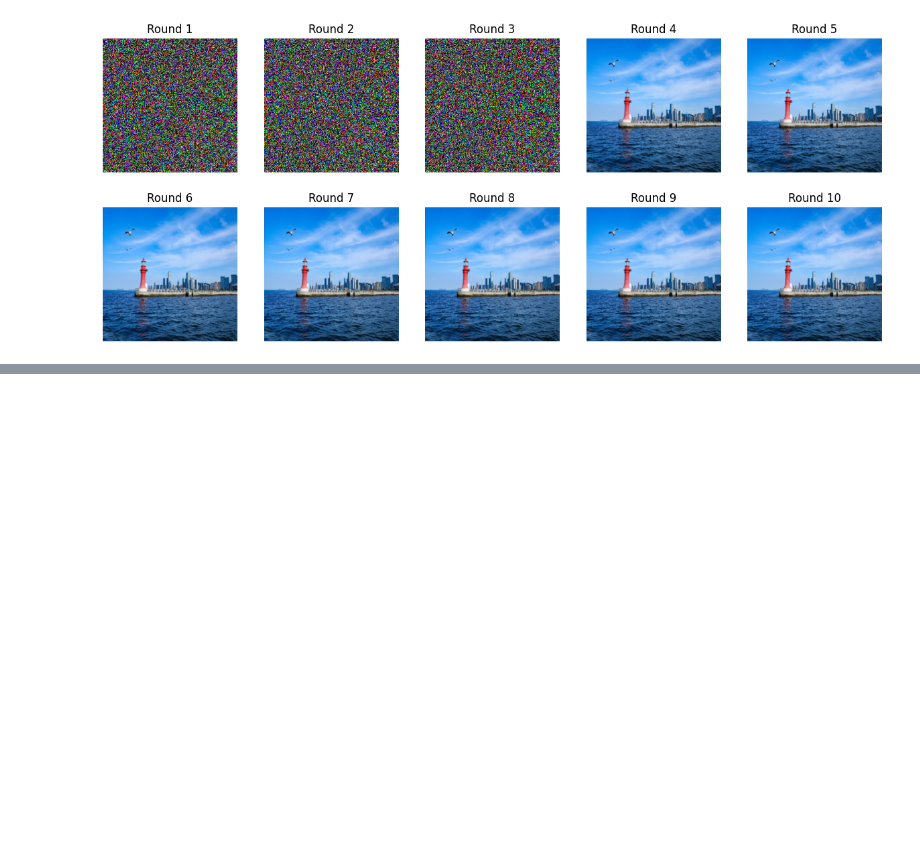
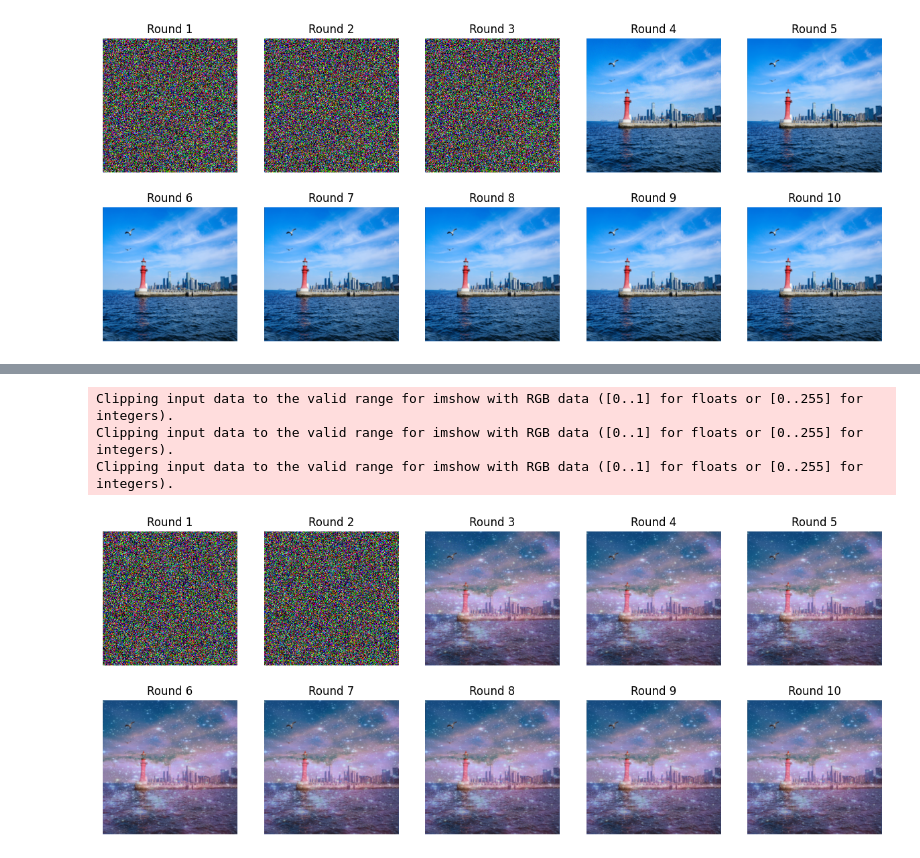
Before and after one commit to iambitebyte/torch_vgg16_sample, a Jupyter notebook: fit.ipynb, the cells around one changed output, grey strips where cells are left out. Drawn from its saved outputs; the diff is of its cells as text; code cells hidden in the pictures; blank space fills up the shorter version.

Commit message:
fit 2 image

```diff
--- a/fit.ipynb
+++ b/fit.ipynb
@@ -177,3 +175,27 @@ Clipping input data to the valid range for imshow with RGB data ([0..1] for floa
 Clipping input data to the valid range for imshow with RGB data ([0..1] for floats or [0..255] for integers).
 Clipping input data to the valid range for imshow with RGB data ([0..1] for floats or [0..255] for integers).
 [figure]
+# %%
+content_target_img = read_image('./content/dalian.jpeg')
+style_target_img = read_image('./style/stars2.jpg')
+
+
+input_img = torch.randn(1, 3, *img_size, device=device)
+input_img.requires_grad_(True)
+
+optimizer = optim.LBFGS([input_img])
+steps = 0
+
+output_img_list = list()
+
+while steps < 10:
+    def closure():
+        global steps
+        optimizer.zero_grad()
+        loss = F.mse_loss(input_img, content_target_img) + F.mse_loss(input_img, style_target_img)
+        loss.backward()
+        steps += 1
+        print(f'Step {steps}: Loss: {loss}')
+        output_img_list.append(input_img.clone().detach())
+        return loss
+    optimizer.step(closure)
@@ -179,0 +213,24 @@ Clipping input data to the valid range for imshow with RGB data ([0..1] for floa
+# %%
+from PIL import Image
+import matplotlib.pyplot as plt
+
+num_images = len(output_img_list)
+num_rows = (num_images + 2) // 5
+num_cols = min(num_images, 5)
+
+fig, axs = plt.subplots(num_rows, num_cols, figsize=(15, 3*num_rows))
+
+for i, img in enumerate(output_img_list):
+    row_idx = i // num_cols
+    col_idx = i % num_cols
+
+    axs[row_idx, col_idx].imshow(img.squeeze(0).permute(1, 2, 0).numpy())
+    axs[row_idx, col_idx].axis('off')
+    axs[row_idx, col_idx].set_title(f'Round {i+1}')
+
+plt.show()
+# %% [output]
+Clipping input data to the valid range for imshow with RGB data ([0..1] for floats or [0..255] for integers).
+Clipping input data to the valid range for imshow with RGB data ([0..1] for floats or [0..255] for integers).
+Clipping input data to the valid range for imshow with RGB data ([0..1] for floats or [0..255] for integers).
+[figure, added]
```
Also changed, not shown: parts of 2 cells of this notebook.
